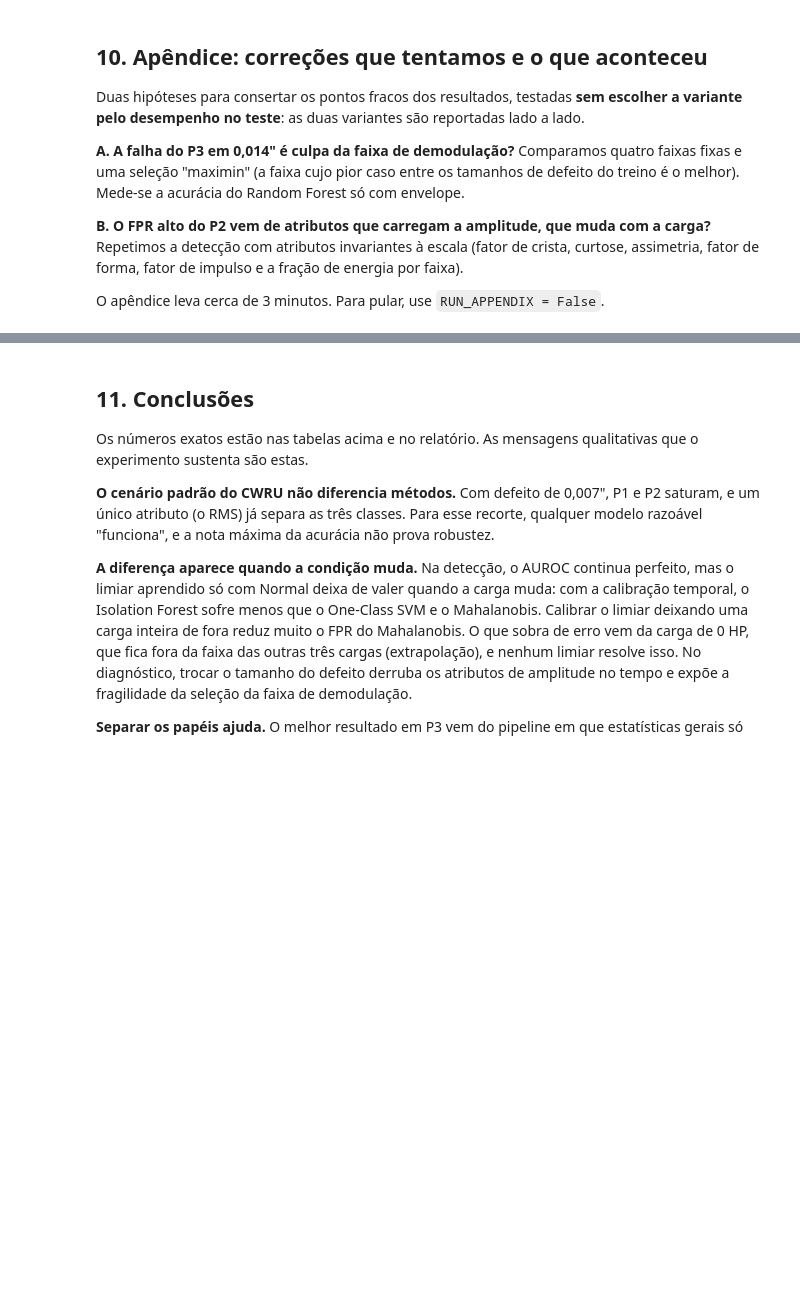
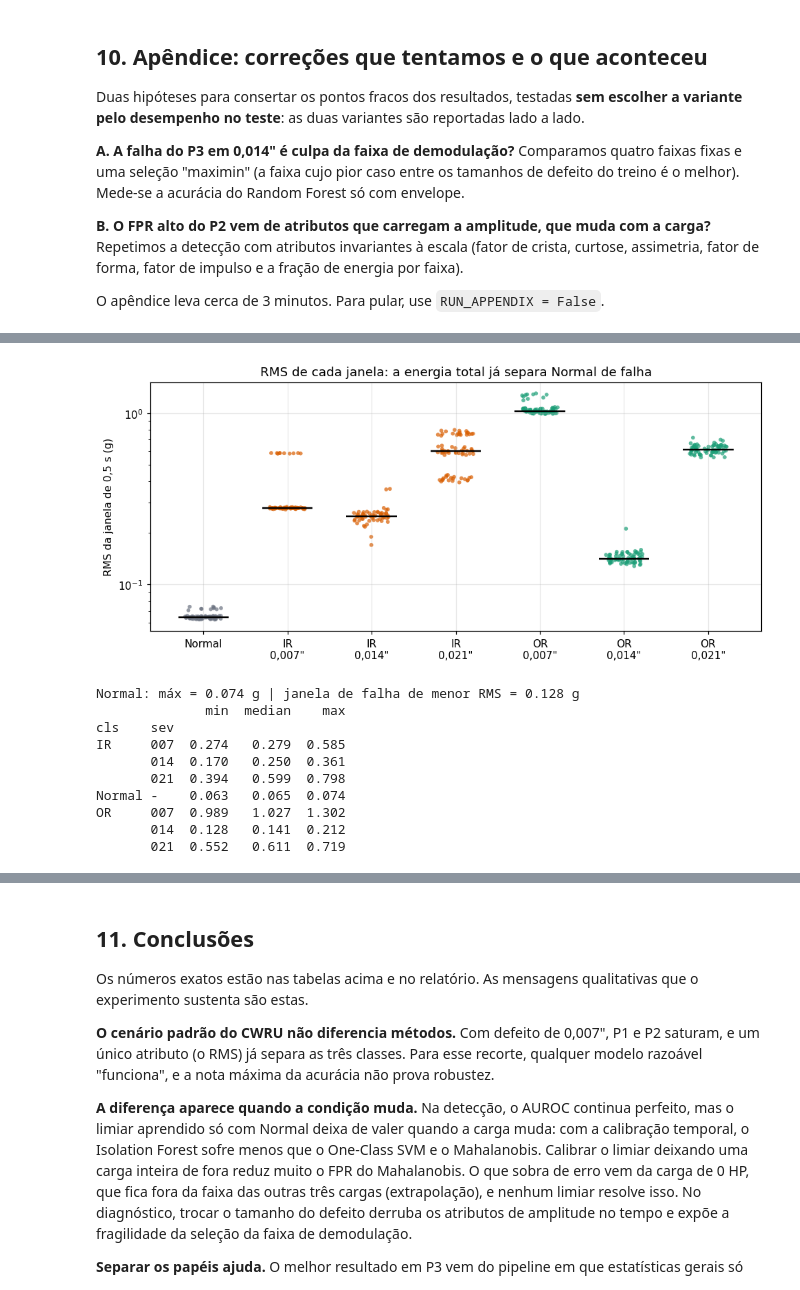
Before and after one commit to IMT-CD-PAPA/IMT_CD_PROJETO_2, a Jupyter notebook: notebooks/CWRU_deteccao_diagnostico.ipynb, the cells around one changed output, grey strips where cells are left out. Saved outputs shown, nothing was run; the diff lists cells and outputs as text; code cells hidden in the pictures; blank space fills up the shorter version.

```diff
--- a/notebooks/CWRU_deteccao_diagnostico.ipynb
+++ b/notebooks/CWRU_deteccao_diagnostico.ipynb
@@ -1120,0 +1127,37 @@ B. detecção no P2, atributos absolutos contra invariantes à escala
+# %%
+# Figura 11: RMS de cada janela de 0,5 s, por classe e severidade
+COR = {'Normal': '#6b7280', 'IR': '#d95f02', 'OR': '#1b9e77'}
+rows = []
+for (cls, sev, carga), x in SIG.items():
+    for i in range(len(x) // WIN):
+        w = x[i * WIN:(i + 1) * WIN]
+        rows.append((cls, sev, carga, float(np.sqrt(np.mean((w - w.mean()) ** 2)))))
+rms = pd.DataFrame(rows, columns=['cls', 'sev', 'carga', 'rms'])
+rms.to_csv(RES / 'rms_por_janela.csv', index=False, encoding='utf-8')
+
+grupos = [('Normal', '-'), ('IR', '007'), ('IR', '014'), ('IR', '021'), ('OR', '007'), ('OR', '014'), ('OR', '021')]
+rotulos = ['Normal', 'IR\n0,007"', 'IR\n0,014"', 'IR\n0,021"', 'OR\n0,007"', 'OR\n0,014"', 'OR\n0,021"']
+fig, ax = plt.subplots(figsize=(9, 4.2))
+rng = np.random.default_rng(SEED)
+for i, (c, s) in enumerate(grupos):
+    v = rms[(rms.cls == c) & (rms.sev == s)].rms.values
+    ax.scatter(i + rng.uniform(-.22, .22, len(v)), v, s=14, alpha=.7, color=COR[c], edgecolor='none')
+    ax.hlines(np.median(v), i - .3, i + .3, color='k', lw=1.6)
+ax.set_yscale('log'); ax.set_xticks(range(len(grupos))); ax.set_xticklabels(rotulos)
+ax.set_ylabel('RMS da janela de 0,5 s (g)')
+ax.set_title('RMS de cada janela: a energia total já separa Normal de falha')
+fig.tight_layout(); fig.savefig(FIG / '11_rms_por_classe.png', bbox_inches='tight'); plt.show()
+print('Normal: máx = %.3f g | janela de falha de menor RMS = %.3f g' % (rms[rms.cls == 'Normal'].rms.max(), rms[rms.cls != 'Normal'].rms.min()))
+print(rms.groupby(['cls', 'sev']).rms.agg(['min', 'median', 'max']).round(3))
+# %% [output]
+[figure, added]
+Normal: máx = 0.074 g | janela de falha de menor RMS = 0.128 g
+              min  median    max
+cls    sev
+IR     007  0.274   0.279  0.585
+       014  0.170   0.250  0.361
+       021  0.394   0.599  0.798
+Normal -    0.063   0.065  0.074
+OR     007  0.989   1.027  1.302
+       014  0.128   0.141  0.212
+       021  0.552   0.611  0.719
```
Also changed, not shown: parts of 13 cells of this notebook, 9 other files.
